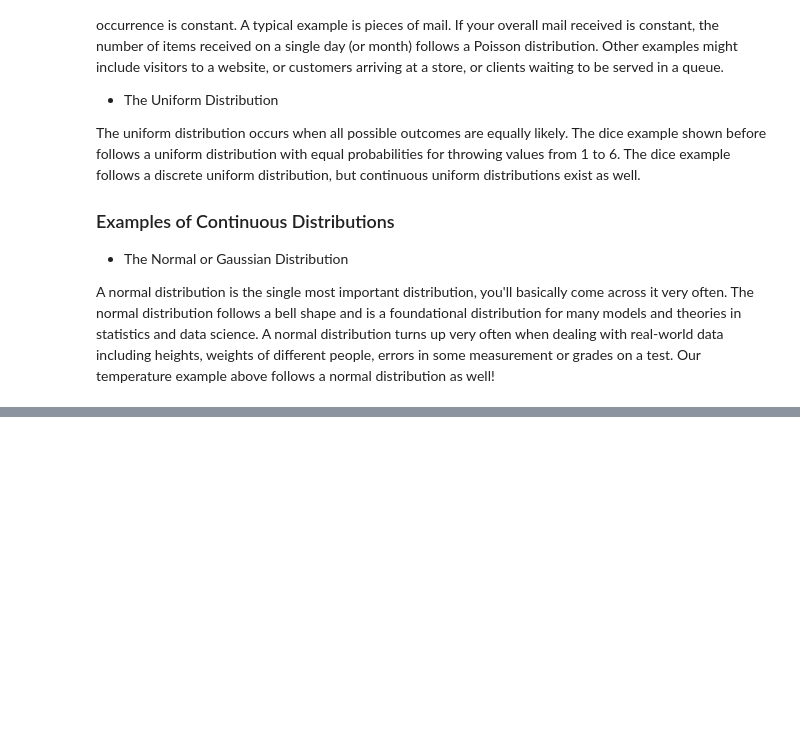
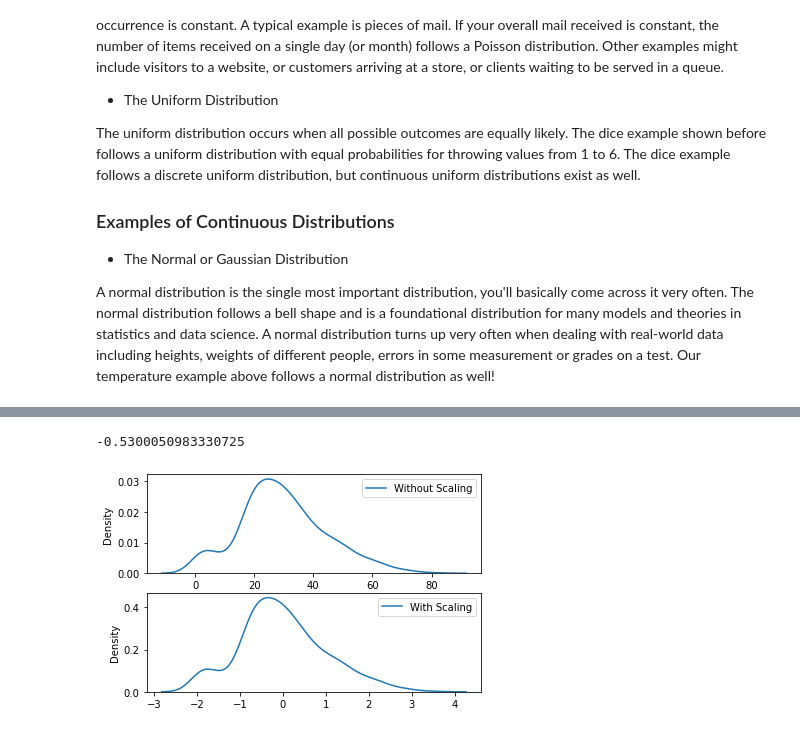
Before and after one commit to jamesleemeredith/Data-Science-Notes, a Jupyter notebook: Cheatsheet.ipynb, the cells around one changed output, grey strips where cells are left out. Saved outputs shown, nothing was run; the diff lists cells and outputs as text; code cells hidden in the pictures; blank space fills up the shorter version.

```diff
--- a/Cheatsheet.ipynb
+++ b/Cheatsheet.ipynb
@@ -522,0 +547,4 @@ A normal distribution is the single most important distribution, you'll basicall
+# %%
+titanic_file = 'https://github.com/MrGeislinger/flatiron-school-data-science-curriculum-resources/raw/main/ProbabilityAndStats/StatisticalDistributions/data/titanic.csv'
+df_titanic = pd.read_csv(titanic_file)
+ages = df_titanic.Age.dropna()
@@ -522,0 +601,24 @@ A normal distribution is the single most important distribution, you'll basicall
+# %%
+# Calculate the z-score for that Titanic's Age
+(ages.values[0] - ages.mean()) / ages.std()
+# %% [output]
+-0.5300050983330725
+# %%
+# Standardize the column
+mu = ages.mean()
+sigma = ages.std()
+standardized_rate = [(x-mu)/sigma for x in ages]
+# %%
+# Visualize it
+fig, (ax1, ax2) = plt.subplots(nrows=2, ncols=1, sharex=False)
+# Can toggle sharex to see the impact of the scale
+
+sns.kdeplot(ages, ax=ax1, label='Without Scaling')
+ax1.legend()
+
+sns.kdeplot(standardized_rate, ax=ax2, label='With Scaling')
+ax2.legend()
+
+plt.show()
+# %% [output]
+[figure, added]
```
Also changed, not shown: parts of 32 cells of this notebook, 2 other files.
